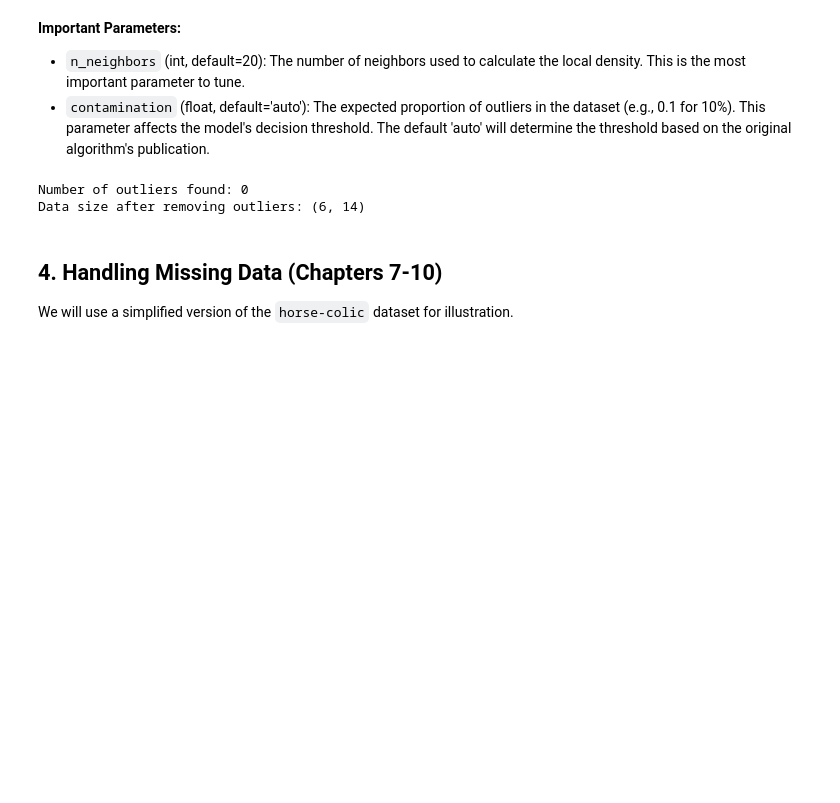
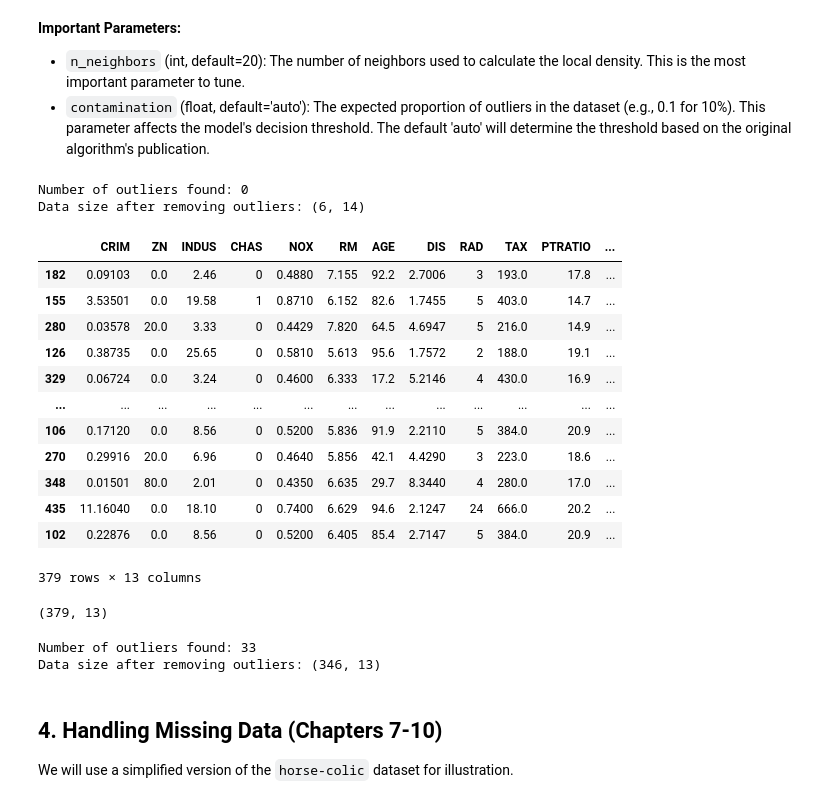
Before and after one commit to ntlong-NEU/DSEB65B-DataPre-Visual, a Jupyter notebook: Lesson_6_Data_Cleaning.ipynb, the cells around one changed output. Saved outputs shown, nothing was run; the diff lists cells and outputs as text; code cells hidden in the pictures; blank space fills up the shorter version.

```diff
--- a/Lesson_6_Data_Cleaning.ipynb
+++ b/Lesson_6_Data_Cleaning.ipynb
@@ -278,3 +289,6 @@ df_lab2.head()
 | 2 | 0.02729 | 0.0 | 7.07 | 0 | 0.469 | 7.185 | 61.1 | 4.9671 | 2 | 242.0 | 17.8 | ... |
 | 3 | 0.03237 | 0.0 | 2.18 | 0 | 0.458 | 6.998 | 45.8 | 6.0622 | 3 | 222.0 | 18.7 | ... |
 | 4 | 0.06905 | 0.0 | 2.18 | 0 | 0.458 | 7.147 | 54.2 | 6.0622 | 3 | 222.0 | 18.7 | ... |
+# %%
+X = df_lab2.drop(columns=['MEDV'])
+y = df_lab2['MEDV']
@@ -314,6 +367,41 @@ print(f"Data size after removing outliers: {df_housing[mask].shape}")
 # %% [output]
 Number of outliers found: 0
 Data size after removing outliers: (6, 14)
+# %%
+X_train, X_test, y_train, y_test = train_test_split(X,y,random_state=42)
+# %%
+X_train
+# %% [output]
+|  | CRIM | ZN | INDUS | CHAS | NOX | RM | AGE | DIS | RAD | TAX | PTRATIO | ... |
+| 182 | 0.09103 | 0.0 | 2.46 | 0 | 0.4880 | 7.155 | 92.2 | 2.7006 | 3 | 193.0 | 17.8 | ... |
+| 155 | 3.53501 | 0.0 | 19.58 | 1 | 0.8710 | 6.152 | 82.6 | 1.7455 | 5 | 403.0 | 14.7 | ... |
+| 280 | 0.03578 | 20.0 | 3.33 | 0 | 0.4429 | 7.820 | 64.5 | 4.6947 | 5 | 216.0 | 14.9 | ... |
+| 126 | 0.38735 | 0.0 | 25.65 | 0 | 0.5810 | 5.613 | 95.6 | 1.7572 | 2 | 188.0 | 19.1 | ... |
+| 329 | 0.06724 | 0.0 | 3.24 | 0 | 0.4600 | 6.333 | 17.2 | 5.2146 | 4 | 430.0 | 16.9 | ... |
+| ... | ... | ... | ... | ... | ... | ... | ... | ... | ... | ... | ... | ... |
+| 106 | 0.17120 | 0.0 | 8.56 | 0 | 0.5200 | 5.836 | 91.9 | 2.2110 | 5 | 384.0 | 20.9 | ... |
+| 270 | 0.29916 | 20.0 | 6.96 | 0 | 0.4640 | 5.856 | 42.1 | 4.4290 | 3 | 223.0 | 18.6 | ... |
+| 348 | 0.01501 | 80.0 | 2.01 | 0 | 0.4350 | 6.635 | 29.7 | 8.3440 | 4 | 280.0 | 17.0 | ... |
+| 435 | 11.16040 | 0.0 | 18.10 | 0 | 0.7400 | 6.629 | 94.6 | 2.1247 | 24 | 666.0 | 20.2 | ... |
+| 102 | 0.22876 | 0.0 | 8.56 | 0 | 0.5200 | 6.405 | 85.4 | 2.7147 | 5 | 384.0 | 20.9 | ... |
+379 rows × 13 columns
+# %%
+X_train_clean = X_train.fillna(value=0)
+X_train_clean.shape
+# %% [output]
+(379, 13)
+# %%
+# Use LOF on the entire housing dataset
+lof = LocalOutlierFactor()
+yhat = lof.fit_predict(X_train_clean)
+
+# Filter out the outliers (LOF labels outliers as -1)
+mask = yhat != -1
+print(f"Number of outliers found: {sum(yhat == -1)}")
+print(f"Data size after removing outliers: {X_train_clean[mask].shape}")
+# %% [output]
+Number of outliers found: 33
+Data size after removing outliers: (346, 13)
 # %% [markdown]
 ## 4. Handling Missing Data (Chapters 7-10)
 
```
Also changed, not shown: parts of 10 cells of this notebook, 2 other files.
